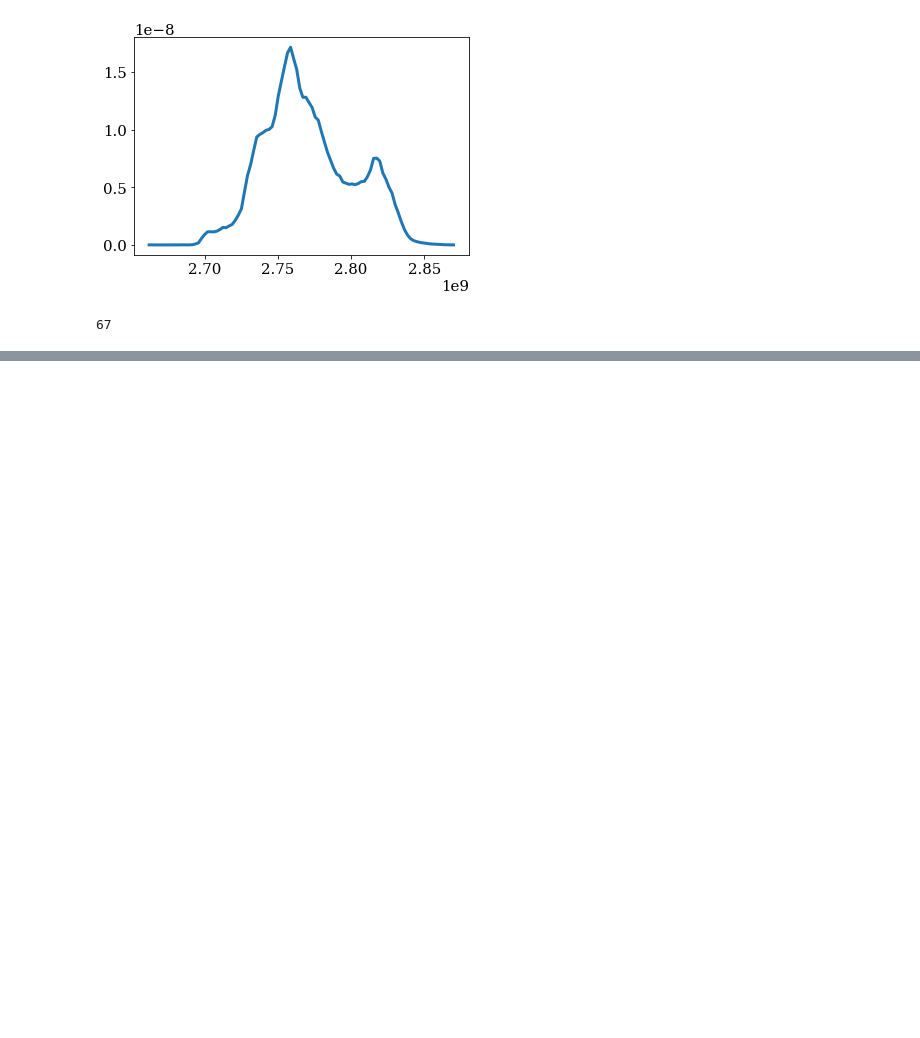
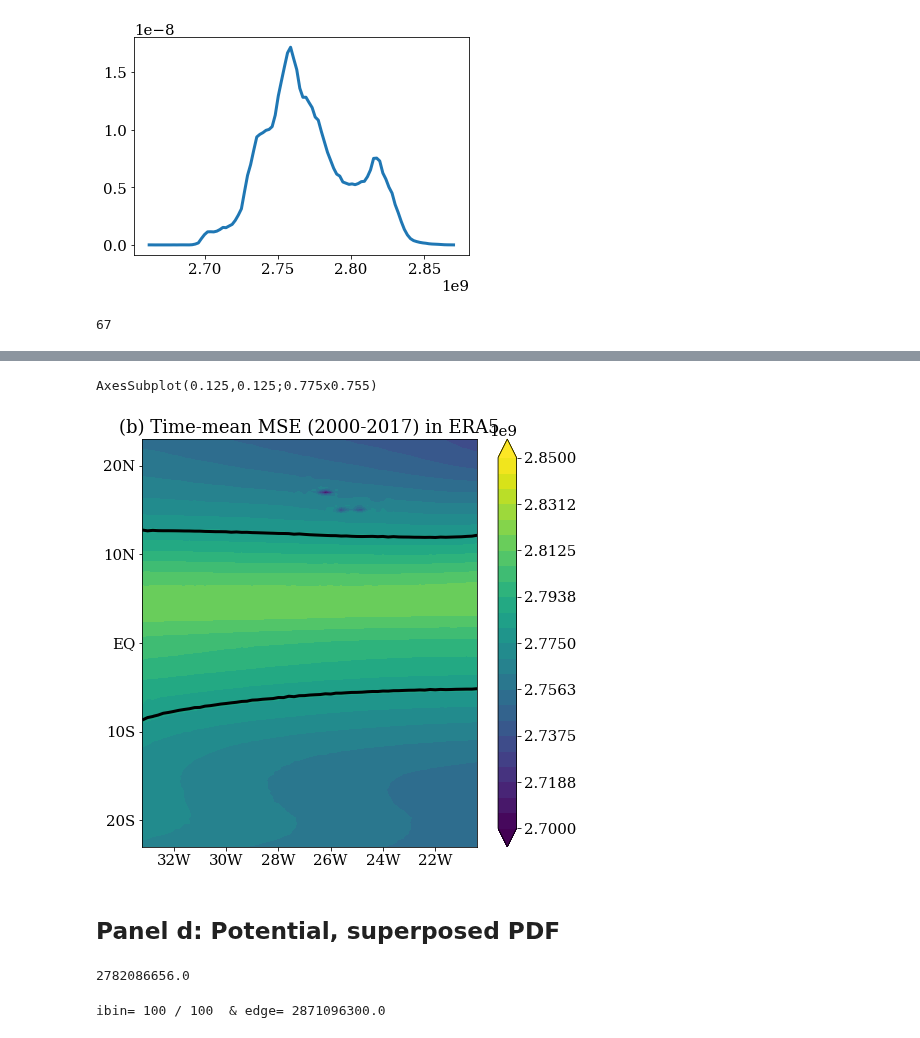
Before and after one commit to tbeucler/2019_WMI, a Jupyter notebook: dev/tbeucler/017_MSE_potential_decomposition.ipynb, the cells around one changed output, grey strips where cells are left out. Saved outputs shown, nothing was run; the diff lists cells and outputs as text; code cells hidden in the pictures; blank space fills up the shorter version.

Commit message:
Addedd potential decomposition for ERA5

```diff
--- a/dev/tbeucler/017_MSE_potential_decomposition.ipynb
+++ b/dev/tbeucler/017_MSE_potential_decomposition.ipynb
@@ -446,0 +473,34 @@ np.argmin(pdf[60:77])+60
+# %%
+# Multi-year mean of CWV
+fig, axes = plt.subplots(1,1,figsize=(7.5,7.5))
+
+print(axes)
+
+tmp = MSEAtl_mean
+
+axes.contour(lonAtl, latAtl, tmp, [p67_MSE], colors=['k'])#, vmin = 2.7e9, vmax=2.85e9)
+cont_levels = np.linspace(2.7e9,2.85e9,25)
+im = axes.contourf(lonAtl, latAtl, tmp, cont_levels, vmin = 2.7e9, vmax = 2.85e9, extend='both')
+
+locs = axes.get_xticks()
+labels = list(np.arange(len(locs)))
+for i_l, loc in enumerate(locs):
+    labels[i_l] = '%iW'%int(360-loc)
+axes.set_xticklabels(labels)
+
+locs = axes.get_yticks()
+labels = list(np.arange(len(locs)))
+for i_l, loc in enumerate(locs):
+    if loc >0:
+        labels[i_l] = '%iN'%int(loc)
+    elif loc == 0:
+        labels[i_l] = 'EQ'
+    else:
+        labels[i_l] = '%iS'%int(loc*-1)
+axes.set_yticklabels(labels)
+axes.set_title('(b) Time-mean MSE (2000-2017) in ERA5')
+
+cbar = plt.colorbar(im)
+# %% [output]
+AxesSubplot(0.125,0.125;0.775x0.755)
+[figure, added]
@@ -446,0 +518,2 @@ np.argmin(pdf[60:77])+60
+# %% [markdown]
+## Panel d: Potential, superposed PDF
@@ -446,0 +532,8 @@ np.argmin(pdf[60:77])+60
+# %%
+B.p67_MSE
+# %% [output]
+2782086656.0
+# %%
+F,binm,V = Landau.Landau_energy(MSE_ext[1:-1,:,:],dMSE_dt,B.p67_MSE,N_bins=100)
+# %% [output]
+ibin= 100 / 100  & edge= 2871096300.0
```
Also changed, not shown: parts of 47 cells of this notebook.
